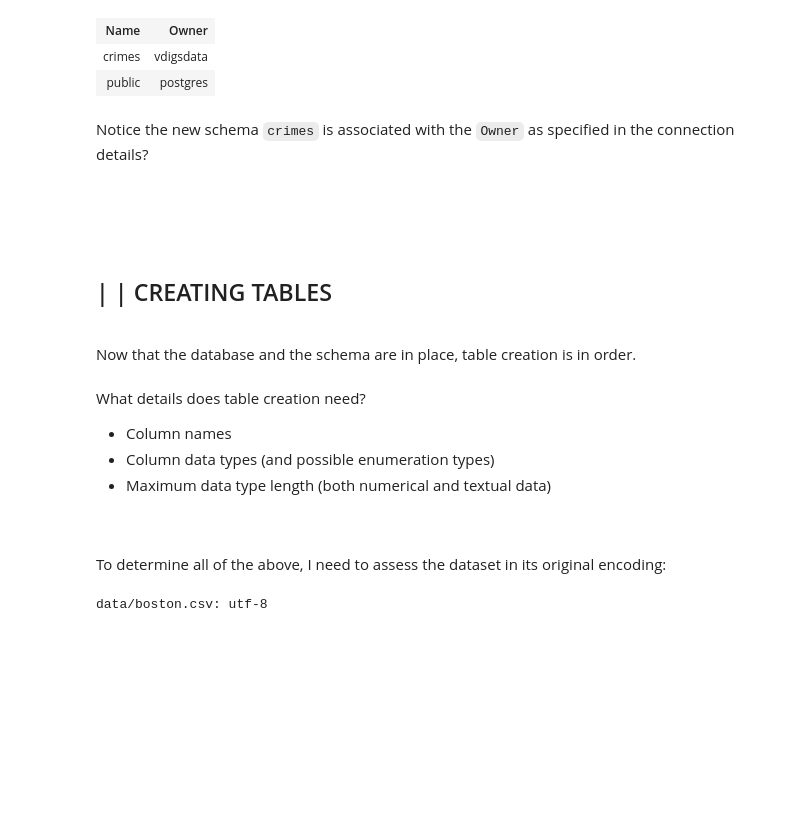
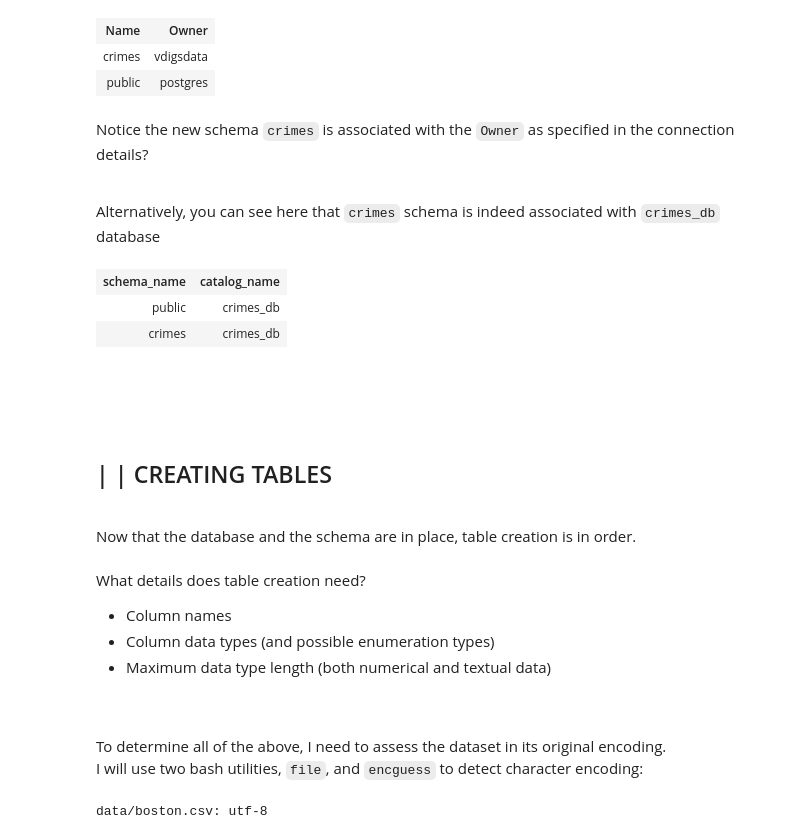
Before and after one commit to veena-LINE/PostgreSQL-database-guide-for-Crime-Reports, a Jupyter notebook: Building a Database for Crime Reports.ipynb, the cells around one changed output. Cells and saved outputs as stored; diff of their text form; code cells hidden in the pictures; blank space fills up the shorter version.

```diff
--- a/Building a Database for Crime Reports.ipynb
+++ b/Building a Database for Crime Reports.ipynb
@@ -276,6 +290,17 @@ postgresql://vdigsdata:***@localhost:5432/crimes_db
 | public | postgres |
 # %% [markdown]
 Notice the new schema `crimes` is associated with the `Owner` as specified in the connection details?
+
+<br>Alternatively, you can see here that `crimes` schema is indeed associated with `crimes_db` database
+# %%
+%%sql
+SELECT schema_name, catalog_name
+FROM information_schema.schemata
+WHERE schema_name SIMILAR TO '(c|pub)%';
+# %% [output]
+| schema_name | catalog_name |
+| public | crimes_db |
+| crimes | crimes_db |
 # %% [markdown]
 <br><br><br>
 
@@ -289,7 +314,8 @@ Now that the database and the schema are in place, table creation is in order.
 * Maximum data type length (both numerical and textual data)
 
 <br><br>
-To determine all of the above, I need to assess the dataset in its original encoding:
+To determine all of the above, I need to assess the dataset in its original encoding.
+<br>I will use two bash utilities, `file`, and `encguess` to detect character encoding:
 # %%
 !file --mime-encoding {file_name}
 # %% [output]
```
Also changed, not shown: parts of 43 cells of this notebook.
